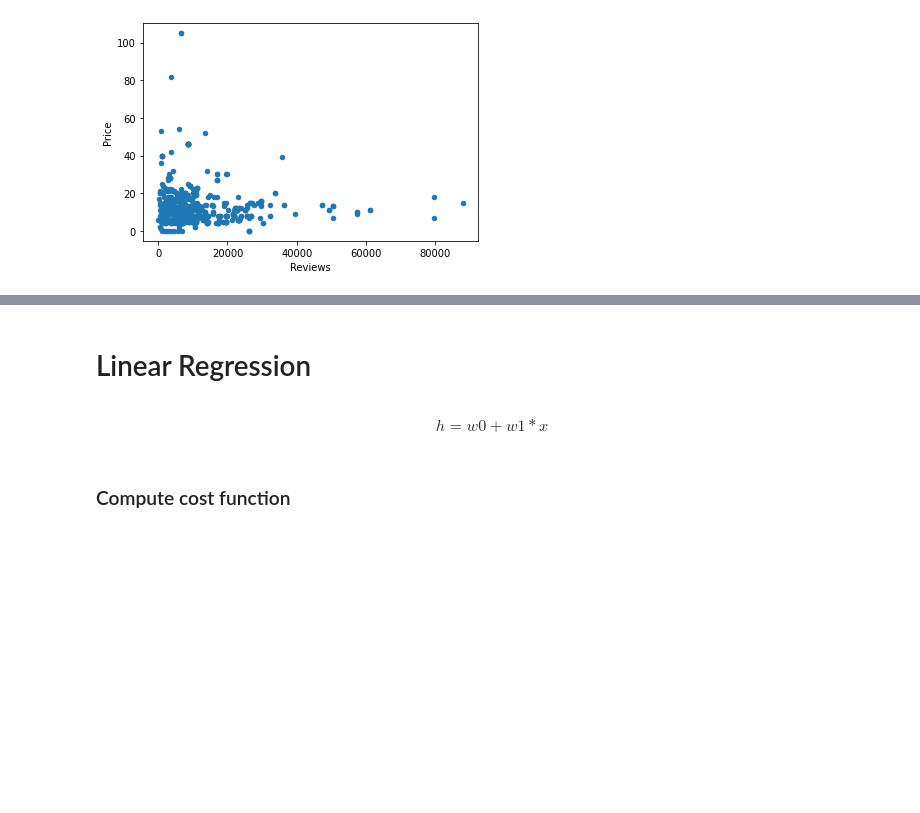
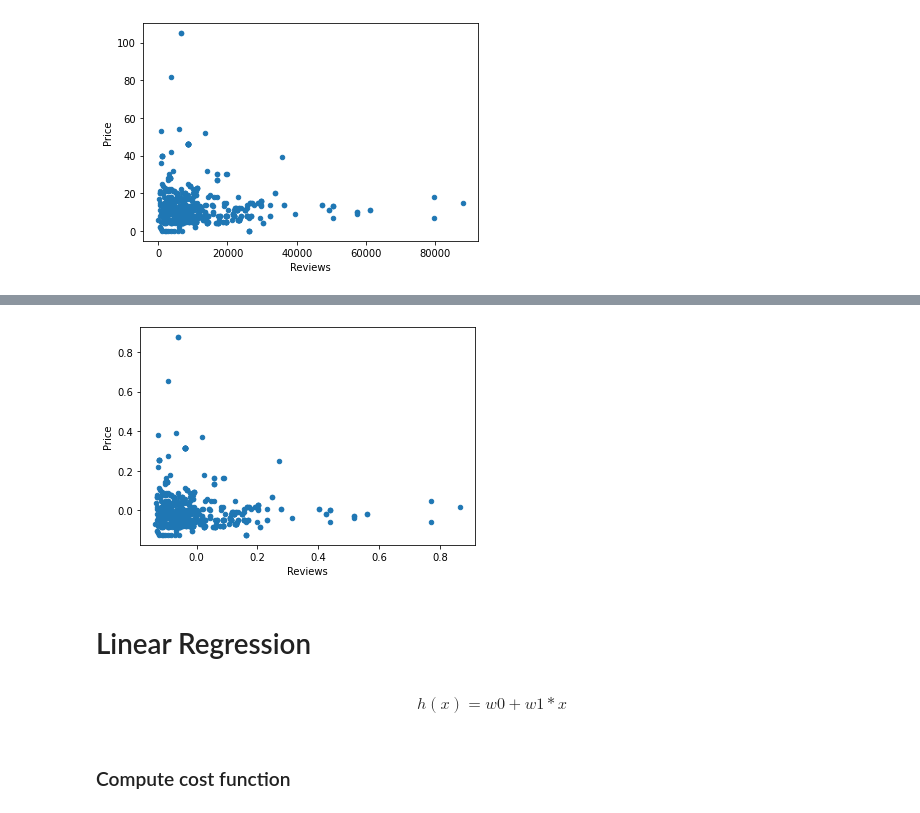
Before and after one commit to adv555/DataScience, a Jupyter notebook: Sklearn/Module_7_1.ipynb, the cells around one changed output, grey strips where cells are left out. Cells and saved outputs as stored; diff of their text form; code cells hidden in the pictures; blank space fills up the shorter version.

```diff
--- a/Sklearn/Module_7_1.ipynb
+++ b/Sklearn/Module_7_1.ipynb
@@ -19,0 +22,14 @@ df.plot(x='Reviews', y='Price', kind = "scatter");
+# %%
+norm = pd.DataFrame()
+# %%
+def normalize(data):
+
+  mean = np.mean(data)
+  value_range = np.max(data) - np.min(data)
+  result = []
+
+  for x in data:
+    norm_x = (x - mean)/value_range
+    result.append(norm_x)
+
+  return result
@@ -19,0 +43,3 @@ df.plot(x='Reviews', y='Price', kind = "scatter");
+# %%
+norm['Price'] = normalize(df.Price)
+norm['Reviews'] = normalize(df.Reviews)
@@ -20,7 +62,11 @@ df.plot(x='Reviews', y='Price', kind = "scatter");
+# %%
+norm.plot(x='Reviews', y='Price', kind='scatter');
+# %% [output]
+[figure, added]
 # %% [markdown]
 # Linear Regression
 # %% [markdown]
-$$h=w0 + w1*x$$
+$$h(x)=w0 + w1*x$$
 # %%
 def h(w0, w1, x):
   return w0+w1*x
```
Also changed, not shown: parts of 24 cells of this notebook.
